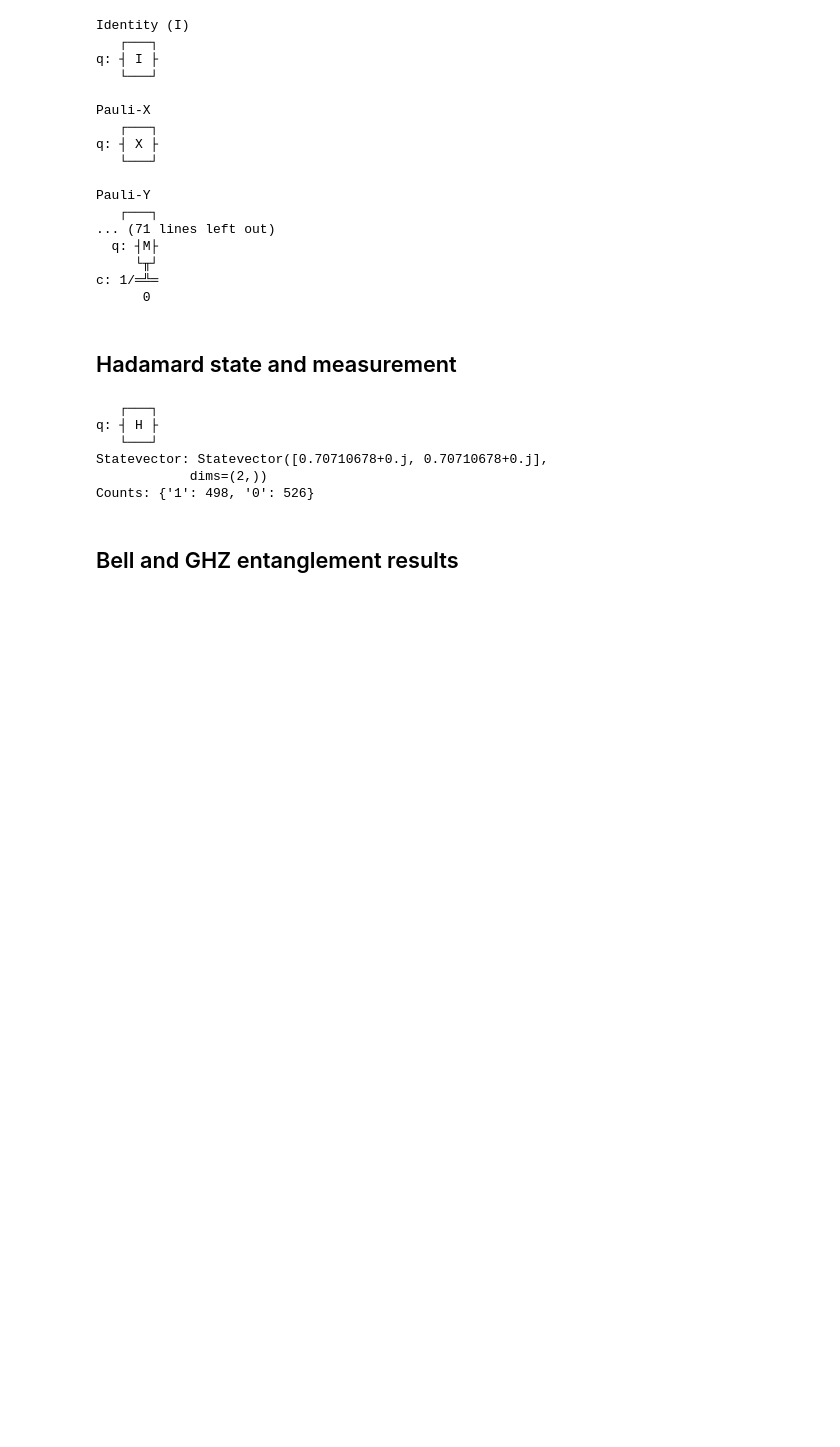
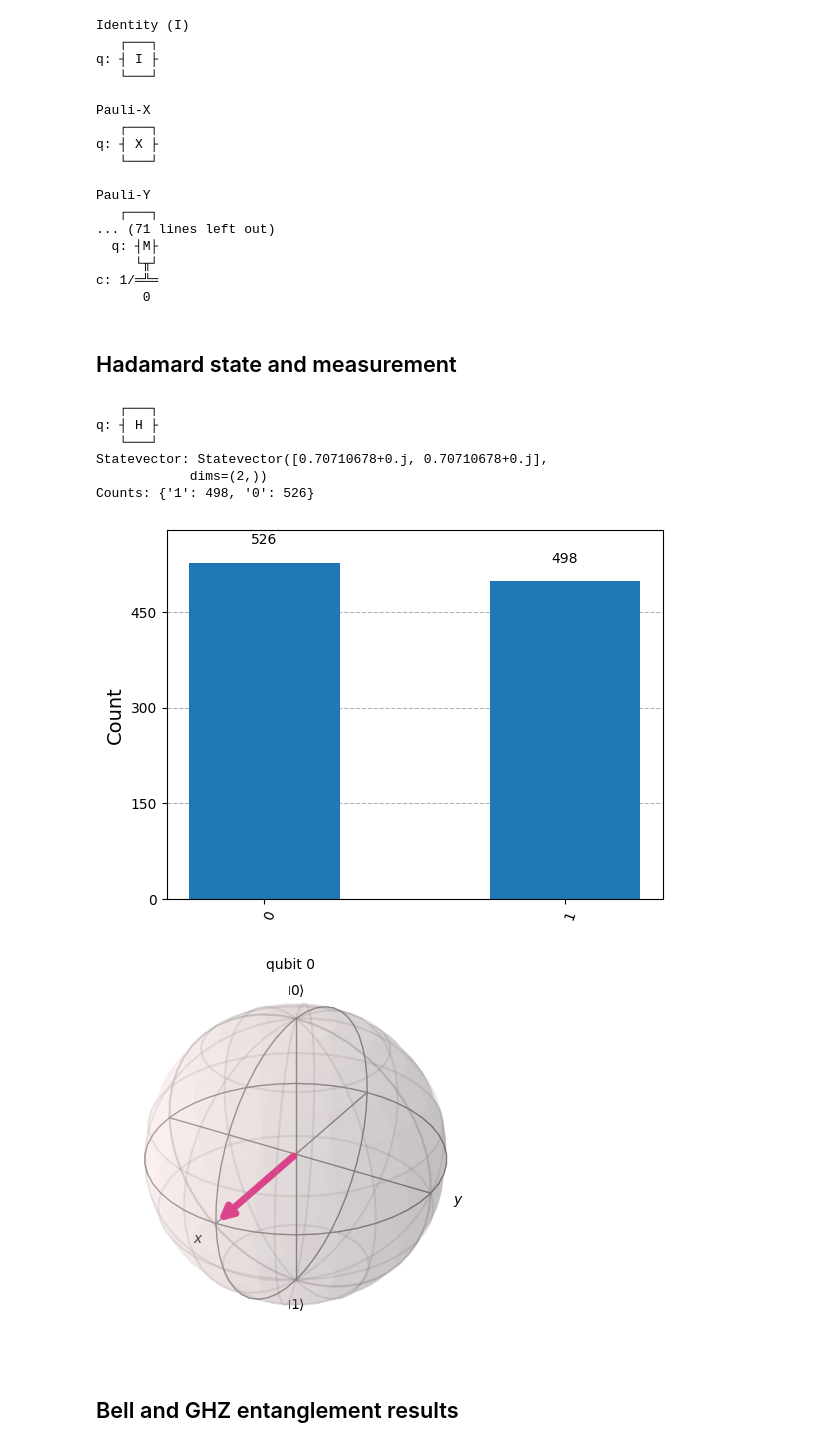
Before and after one commit to Kiranmaivendi/Quantum_Computing, a Jupyter notebook: Quantum_Circuit_Product_1.ipynb, the cells around one changed output. Drawn from its saved outputs; the diff is of its cells as text; code cells hidden in the pictures; blank space fills up the shorter version.

Commit message:
Embed notebook circuit and result plots

```diff
--- a/Quantum_Circuit_Product_1.ipynb
+++ b/Quantum_Circuit_Product_1.ipynb
@@ -47,21 +49,21 @@ c: 1/═╩═
 # %%
 h_circuit = hadamard()
 print(h_circuit.draw(output='text'))
 h_state = statevector(h_circuit)
 print('Statevector:', h_state)
 h_counts = measure(h_circuit, shots=1024)
 print('Counts:', h_counts)
-histogram(h_counts)
-plt.show()
-bloch(h_state)
-plt.show()
+display(histogram(h_counts))
+display(bloch(h_state))
 # %% [output]
    ┌───┐
 q: ┤ H ├
    └───┘
 Statevector: Statevector([0.70710678+0.j, 0.70710678+0.j],
             dims=(2,))
 Counts: {'1': 498, '0': 526}
+[figure, added]
+[figure, added]
 # %% [markdown]
 ## Bell and GHZ entanglement results
 # %%
```
Also changed, not shown: parts of 1 cell of this notebook.
